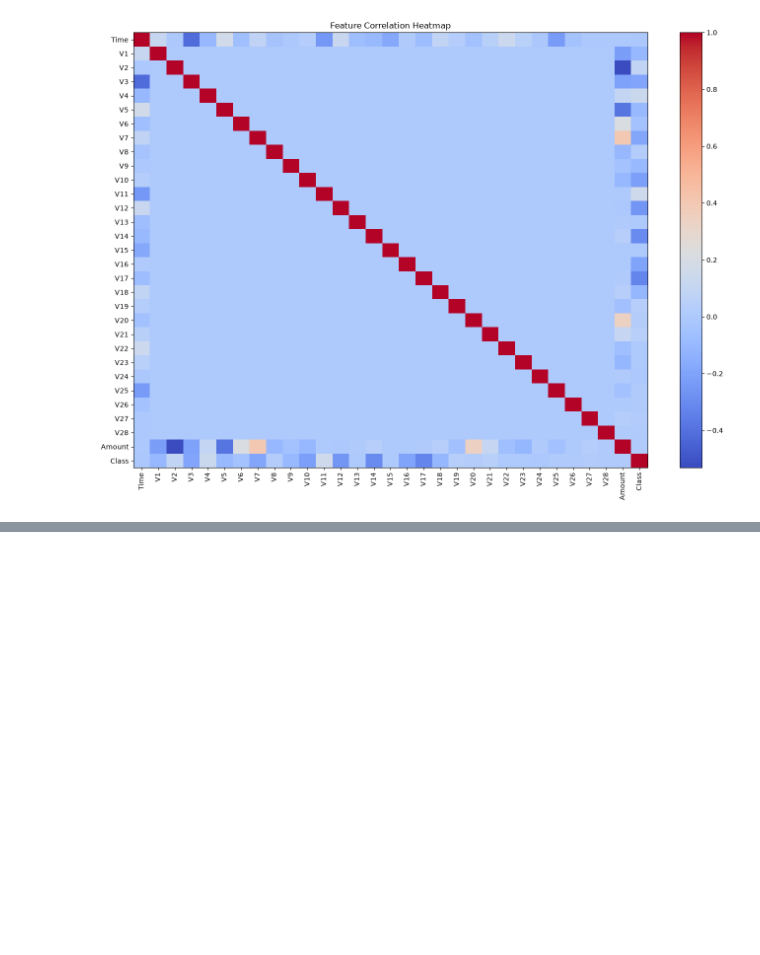
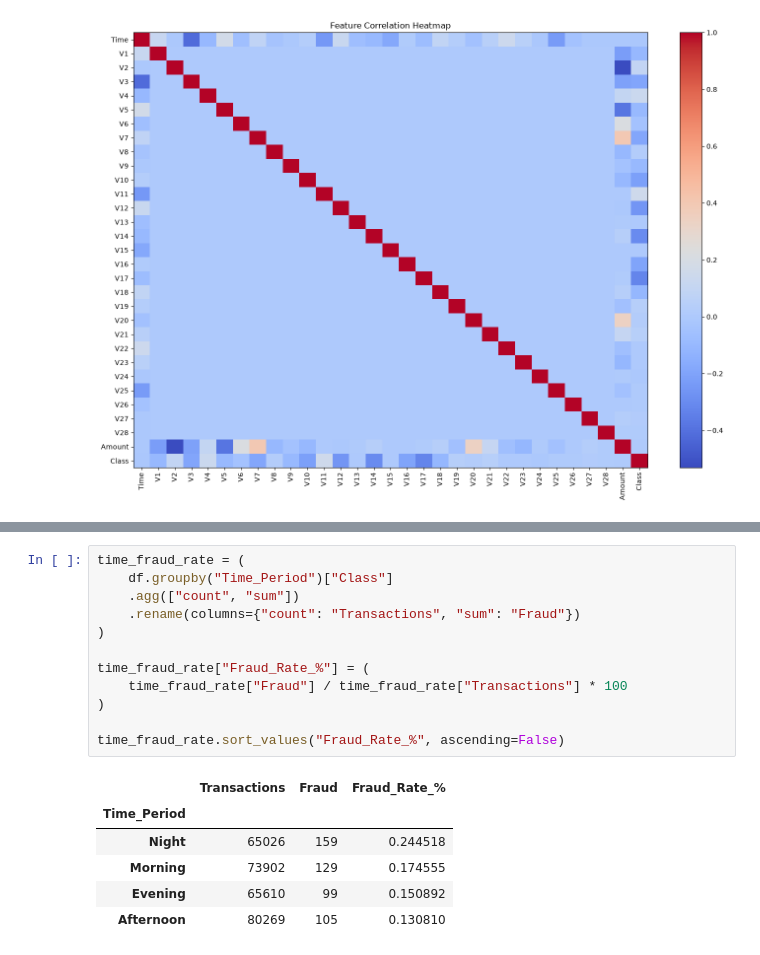
Before and after one commit to 9009594/real-time-financial-fraud-detection, a Jupyter notebook: notebooks/01_data_understanding.ipynb, the cells around one changed output, grey strips where cells are left out. Drawn from its saved outputs; the diff is of its cells as text; blank space fills up the shorter version.

```diff
--- a/notebooks/01_data_understanding.ipynb
+++ b/notebooks/01_data_understanding.ipynb
@@ -587,0 +629,19 @@ plt.show()
+# %%
+time_fraud_rate = (
+    df.groupby("Time_Period")["Class"]
+    .agg(["count", "sum"])
+    .rename(columns={"count": "Transactions", "sum": "Fraud"})
+)
+
+time_fraud_rate["Fraud_Rate_%"] = (
+    time_fraud_rate["Fraud"] / time_fraud_rate["Transactions"] * 100
+)
+
+time_fraud_rate.sort_values("Fraud_Rate_%", ascending=False)
+# %% [output]
+|  | Transactions | Fraud | Fraud_Rate_% |
+| Time_Period |  |  |  |
+| Night | 65026 | 159 | 0.244518 |
+| Morning | 73902 | 129 | 0.174555 |
+| Evening | 65610 | 99 | 0.150892 |
+| Afternoon | 80269 | 105 | 0.130810 |
```
Also changed, not shown: parts of 2 cells of this notebook.
